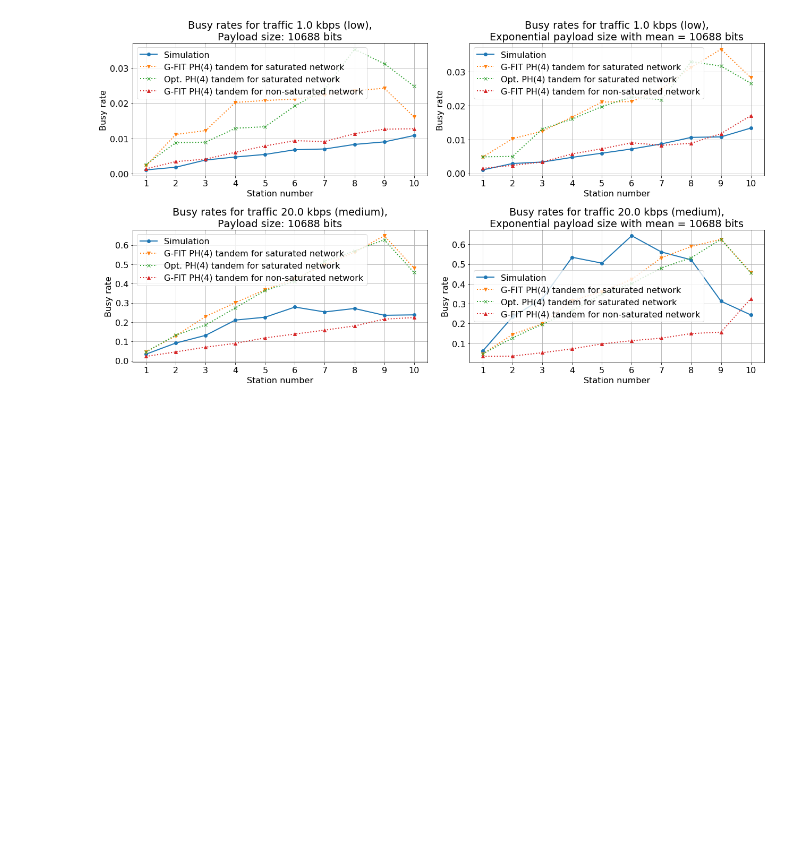
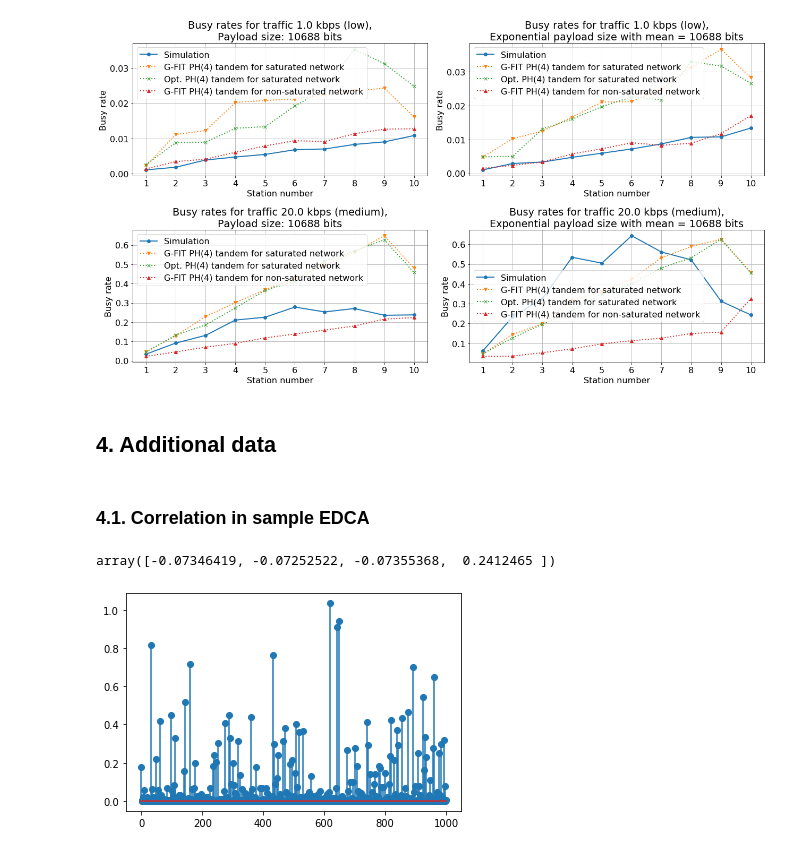
Before and after one commit to ipu69-papers/2019-itmm-paper-model, a Jupyter notebook: Experiment.ipynb, the cells around one changed output. Drawn from its saved outputs; the diff is of its cells as text; code cells hidden in the pictures; blank space fills up the shorter version.

```diff
--- a/Experiment.ipynb
+++ b/Experiment.ipynb
@@ -1005,3 +1005,7 @@ The PostScript backend does not support transparency; partially transparent arti
 The PostScript backend does not support transparency; partially transparent artists will be rendered opaque.
 The PostScript backend does not support transparency; partially transparent artists will be rendered opaque.
 [figure]
+# %% [markdown]
+## 4. Additional data
+# %% [markdown]
+### 4.1. Correlation in sample EDCA
@@ -1007,0 +1015,74 @@ The PostScript backend does not support transparency; partially transparent arti
+# %%
+EDCA_CWMAX = 64
+EDCA_CWMIN = 4
+
+edca_bianchi_params = get_bianchi_model_parameters(3, EDCA_CWMIN, EDCA_CWMAX)
+edca_slot_probs = get_bianchi_slot_probs(edca_bianchi_params)
+
+DISTANCE = 100
+SPEED_OF_LIGHT = 299792458.0
+PROPAGATION = DISTANCE / SPEED_OF_LIGHT
+
+def get_edca_slot_time(payload, txop_length):
+    t_data_ctrl = (MAC_HEADER + PHY_HEADER) / BITRATE
+    t_ack = (PHY_HEADER + MAC_ACK) / BITRATE
+    t_empty = Constant(SLOT)
+    t_data = LinComb([
+        DIFS + txop_length * (SIFS + 2 * PROPAGATION + t_data_ctrl + t_ack),
+    ] + [payload] * txop_length, [1] + [1/BITRATE] * txop_length)
+    t_collided = LinComb([
+        DIFS + SIFS + 6 * PROPAGATION + t_data_ctrl + t_ack,
+        payload
+    ], [1, 1/BITRATE])
+    return t_empty, t_data, t_collided
+
+def sample_delays(size, payload, txop_length):
+    n, samples = 1, []
+    t_empty, t_data, t_collided = get_edca_slot_time(payload, txop_length)
+    while n <= size:
+        t = 0
+        if (n - 1) % txop_length == 0:
+#             print(f'n={n}: conquer channel')
+            wait_slot_vc = VarChoice(
+                [t_empty, t_data, t_collided],
+                [edca_slot_probs.wait_slot_empty,
+                 edca_slot_probs.wait_slot_success,
+                 edca_slot_probs.wait_slot_collided]
+            )
+            attempt = np.random.geometric(edca_bianchi_params.p)
+#             print('\t- num attempts: ', attempt)
+            cw = EDCA_CWMIN
+            for _ in range(attempt):
+                cw = min(EDCA_CWMAX, 2 * cw)
+                n_slots = np.random.randint(0, cw)
+#                 print(f'\t- round #{_+1}, selected {n_slots} slots (cw={cw})')
+                if n_slots > 0:
+                    round_wait_time = sum(wait_slot_vc.generate(n_slots))
+                    t += round_wait_time
+#                     print(f'\t\tadded ', round_wait_time)
+            if attempt > 1:
+                collided_time = sum(t_collided.generate(attempt - 1))
+                t += collided_time
+#                 print(f'\t\tcollided attempts added ', collided_time)
+#         else:
+#             print(f'n={n}: transmitting without conquest')
+        payload_time = (payload() + MAC_ACK + PHY_HEADER) / BITRATE + PROPAGATION + SIFS
+        t += payload_time
+#         print('\t\tpayload added ', payload_time)
+#         print(f'\t- found transmission delay = ', t)
+        samples.append(t)
+        n += 1
+    return samples
+
+from pyqumo.distributions import Exponential
+NUM_SAMPLES = 1000
+samples = sample_delays(NUM_SAMPLES, Exponential(1000), 4)
+
+plt.stem(range(NUM_SAMPLES), samples)
+plt.savefig('images/edca_stem.eps')
+
+from pyqumo.stats import lag
+lag(samples, 4)
+# %% [output]
+array([-0.07346419, -0.07252522, -0.07355368,  0.2412465 ])
+[figure, added]
```
Also changed, not shown: parts of 2 cells of this notebook, 3 other files.
